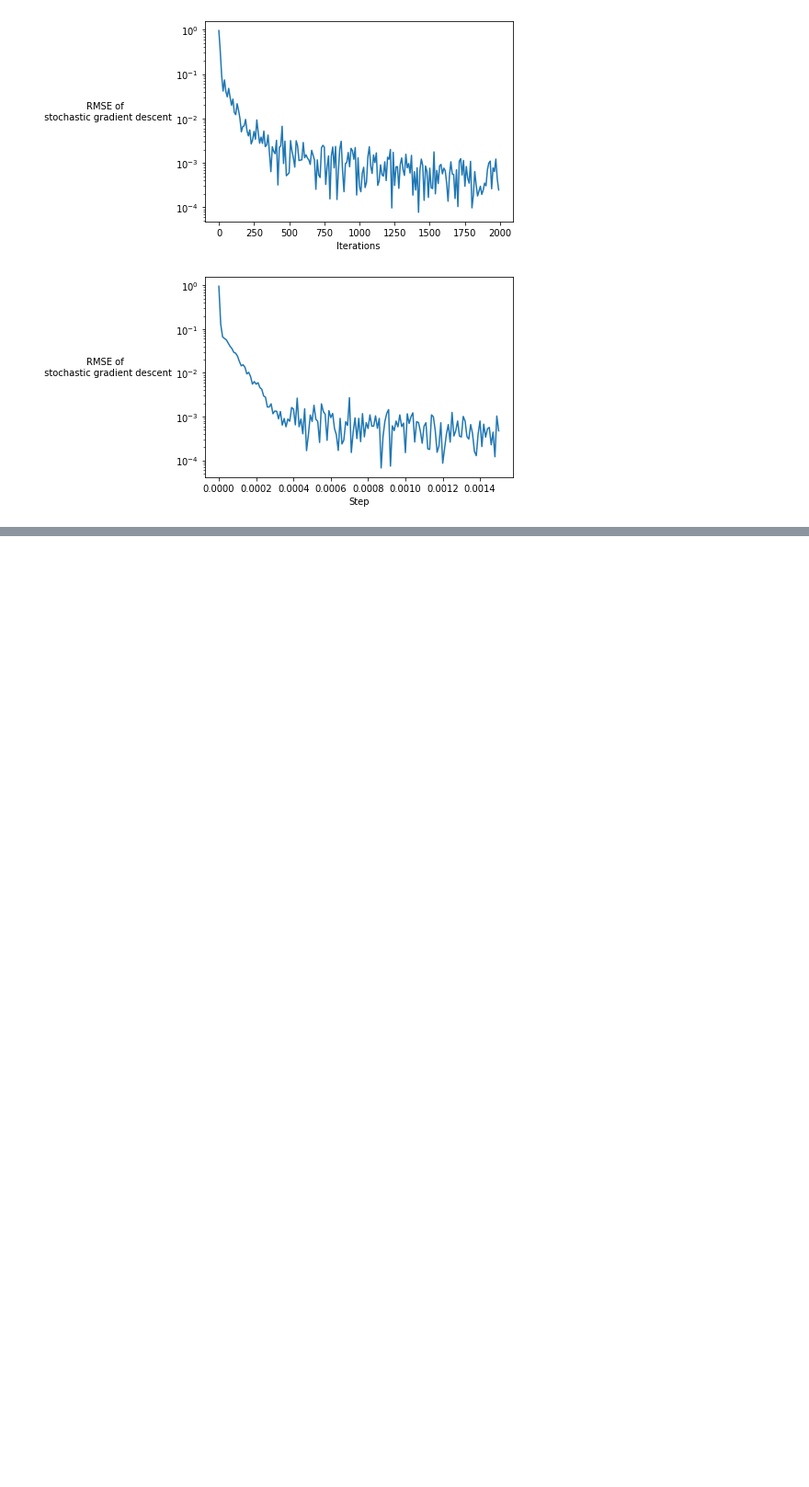
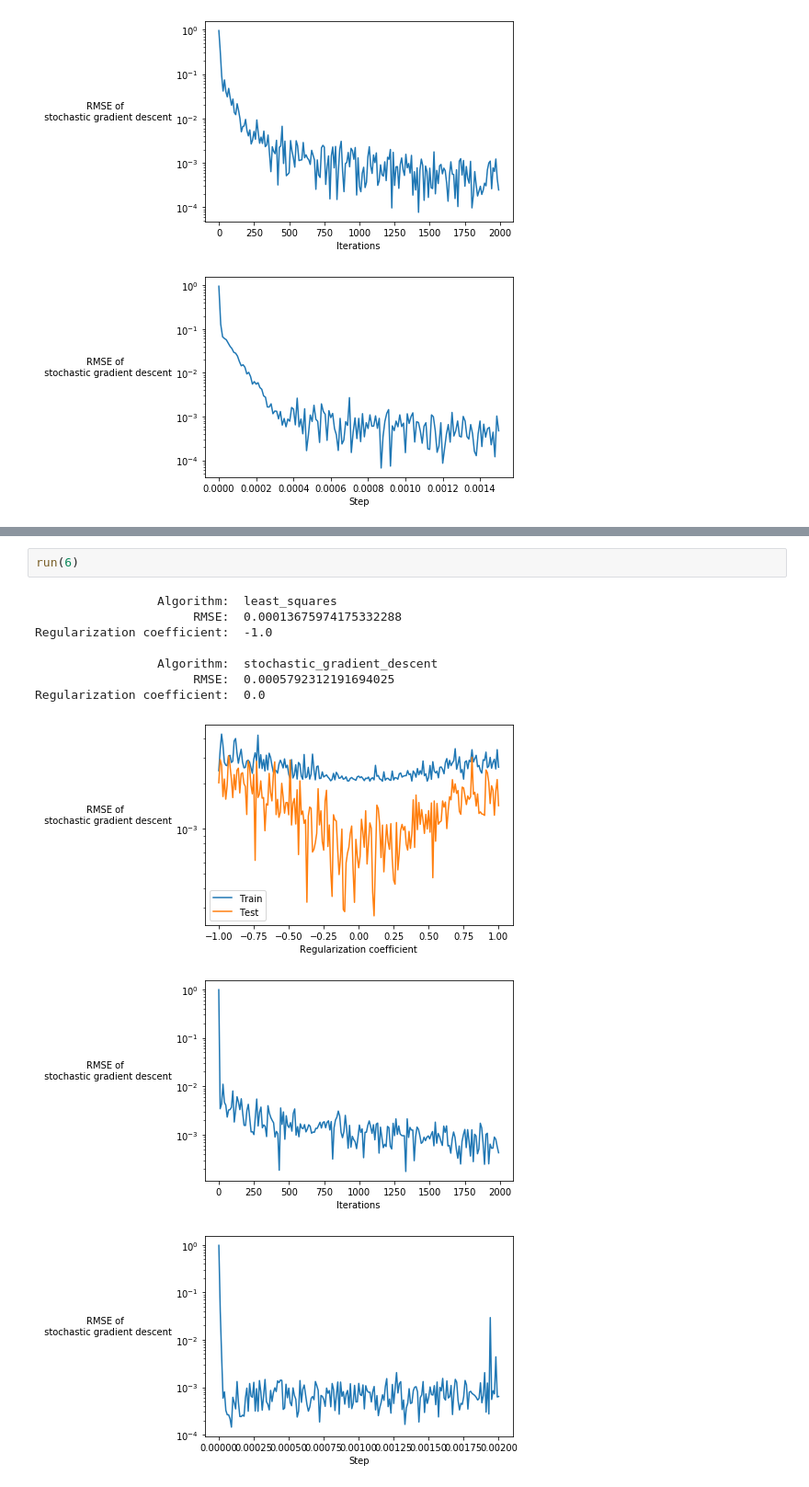
Before and after one commit to naumovdk/ml-course, a Jupyter notebook: linear/Наумов Дмитрий Кириллович linear.ipynb, the cells around one changed output, grey strips where cells are left out. Shown at 92% size. Cells and saved outputs as stored; diff of their text form; blank space fills up the shorter version.

```diff
--- a/linear/Наумов Дмитрий Кириллович linear.ipynb
+++ b/linear/Наумов Дмитрий Кириллович linear.ipynb
@@ -112,0 +126,13 @@ Regularization coefficient:  -0.01
+# %%
+run(6)
+# %% [output]
+                 Algorithm:  least_squares
+                      RMSE:  0.00013675974175332288
+Regularization coefficient:  -1.0
+
+                 Algorithm:  stochastic_gradient_descent
+                      RMSE:  0.0005792312191694025
+Regularization coefficient:  0.0
+[figure, added]
+[figure, added]
+[figure, added]
```
Also changed, not shown: parts of 3 cells of this notebook, 8 other files.
